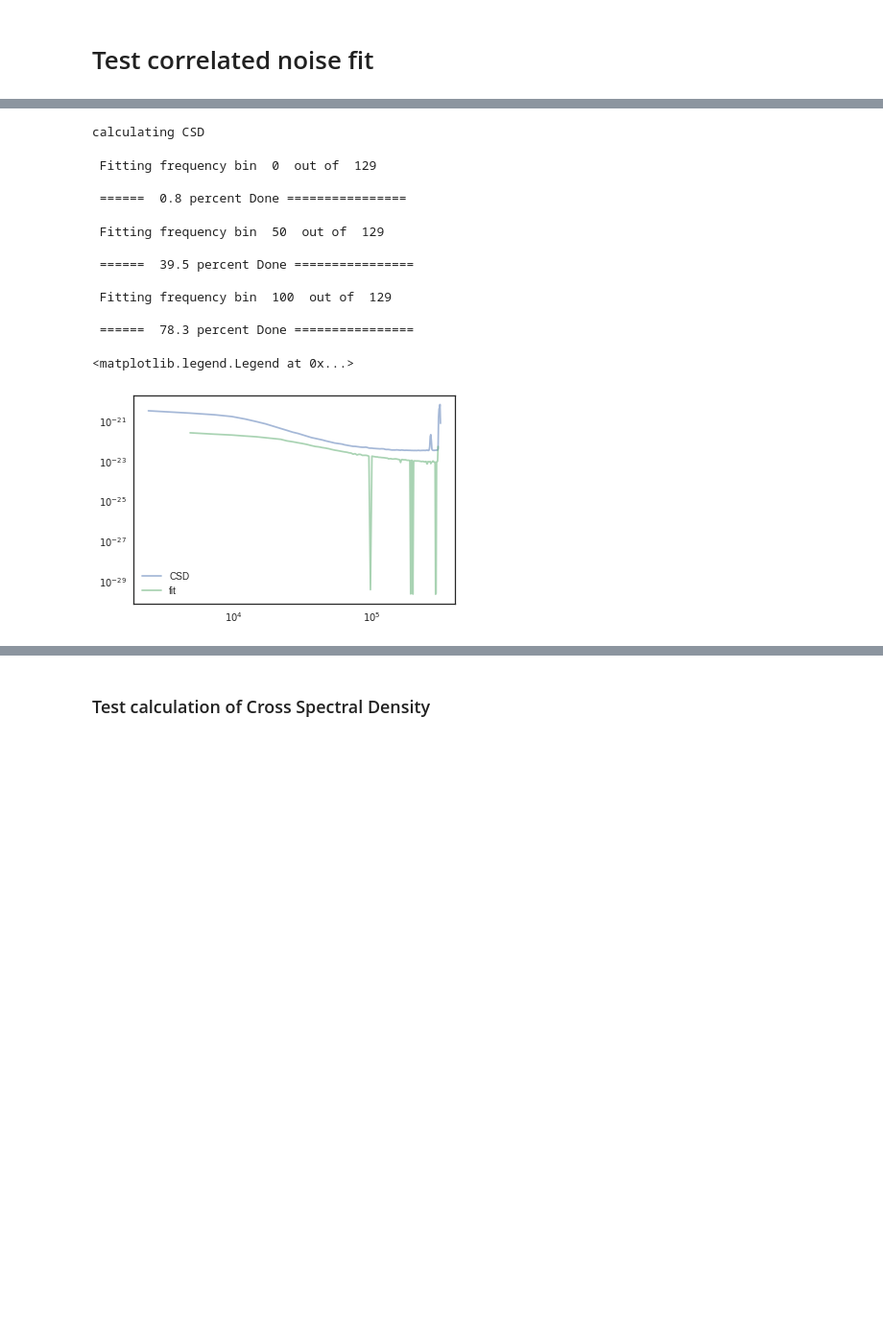
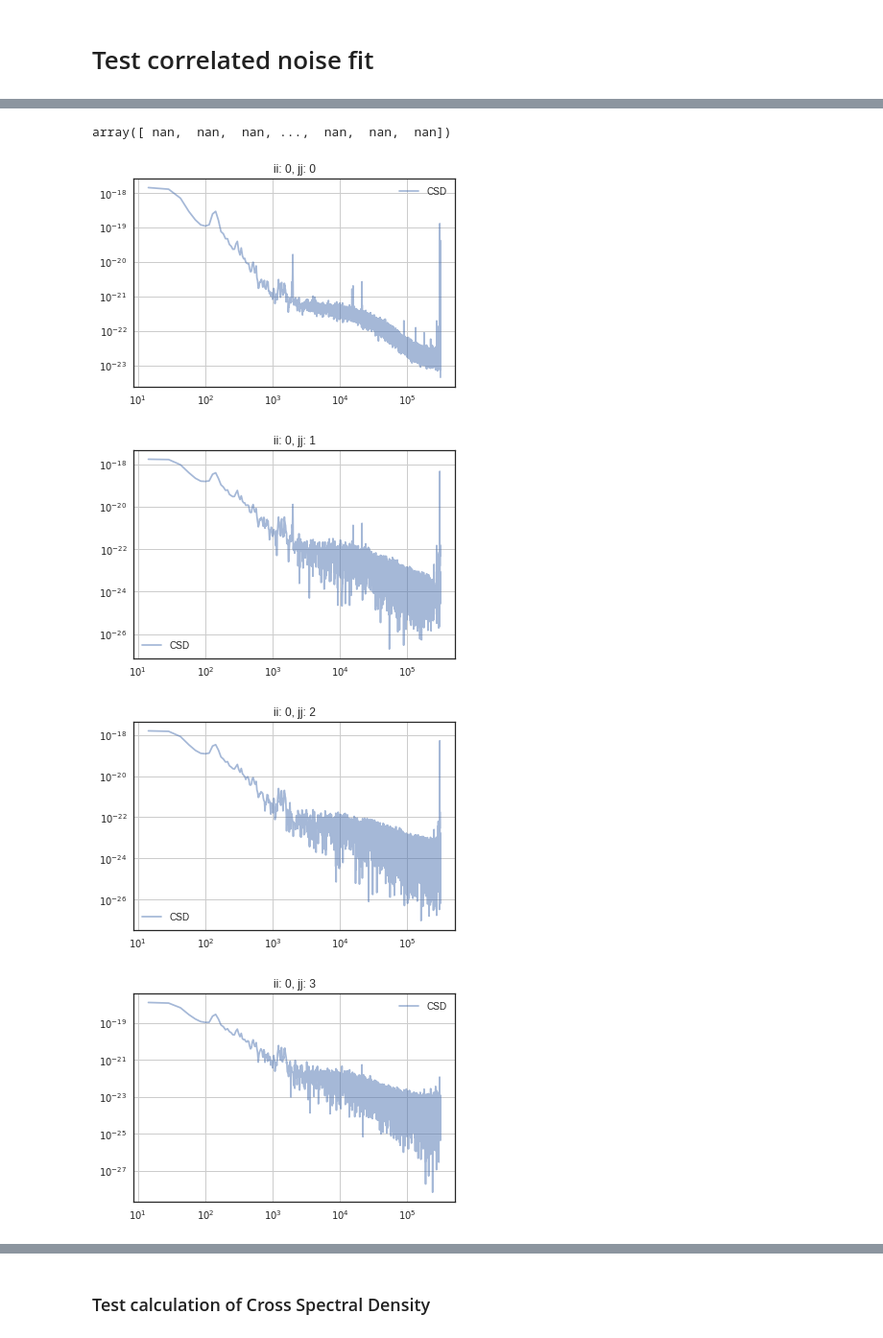
Before and after one commit to cwfink/Fink_ay250_homework, a Jupyter notebook: final_project/noise_class_notebook.ipynb, the cells around one changed output, grey strips where cells are left out. Shown at 96% size. Drawn from its saved outputs; the diff is of its cells as text; code cells hidden in the pictures; blank space fills up the shorter version.

```diff
--- a/final_project/noise_class_notebook.ipynb
+++ b/final_project/noise_class_notebook.ipynb
@@ -401,17 +454,3 @@ g124_noise.calculate_corrCoeff()
-# %%
-g124_noise.calculate_unCorrelated_noise(lgc_full_CSD=False)
-# %% [output]
-calculating CSD
- Fitting frequency bin  0  out of  129
-
- ======  0.8 percent Done ================
- Fitting frequency bin  50  out of  129
-
- ======  39.5 percent Done ================
-
- Fitting frequency bin  100  out of  129
-
- ======  78.3 percent Done ================
 # %%
 fit_00 = []
 fit_11 = []
@@ -423,11 +462,27 @@ for fit in g124_noise.unCorrNoise:
     fit_11.append(fit['x'][14])
     fit_22.append(fit['x'][15])
     fit_33.append(fit['x'][16])
-# %%
-ii = 3
-plt.loglog(g124_noise.freqs_CSD[1:], (g124_noise.real_CSD[ii][ii][1:]), label = 'CSD', alpha = .5)
-plt.loglog(g124_noise.freqs_CSD[2:-5],fit_33[2:-5], label = 'fit', alpha = 0.5)
-plt.legend()
-# %% [output]
-<matplotlib.legend.Legend at 0x...>
-[figure, removed]
+# %%
+g124_noise.real_CSD[ii][jj][1:]
+# %% [output]
+array([ nan,  nan,  nan, ...,  nan,  nan,  nan])
+# %%
+#old = g124_noise.real_CSD
+from itertools import combinations_with_replacement
+for ii, jj in combinations_with_replacement(range(g124_noise.real_CSD.shape[0] - 3),2  ):
+
+    plt.figure()
+    plt.title('ii: {}, jj: {}'.format(ii,jj))
+    #plt.loglog(g124_noise.freqs_CSD[1:],(old[ii][jj][1:]).clip(0), label = 'old', alpha = .5)
+    #plt.loglog(g124_noise.freqs[1:], savgol_filter((g124_noise.real_CSD[ii][jj][1:]).clip(0),31,5), label = 'new', alpha = .5)
+    plt.loglog(g124_noise.freqs[1:], (g124_noise.real_CSD[ii][jj][1:]).clip(0), label = 'CSD', alpha = .5)
+    #plt.plot(g124_noise.freqs_CSD[1:], (g124_noise.real_CSD[ii][jj][1:]), label = 'CSD', alpha = .5)
+    #plt.yscale('log')
+    #plt.xscale('log')
+    plt.grid()
+    plt.legend()
+# %% [output]
+[figure, added]
+[figure, added]
+[figure, added]
+[figure, added]
```
Also changed, not shown: parts of 6 cells of this notebook.
